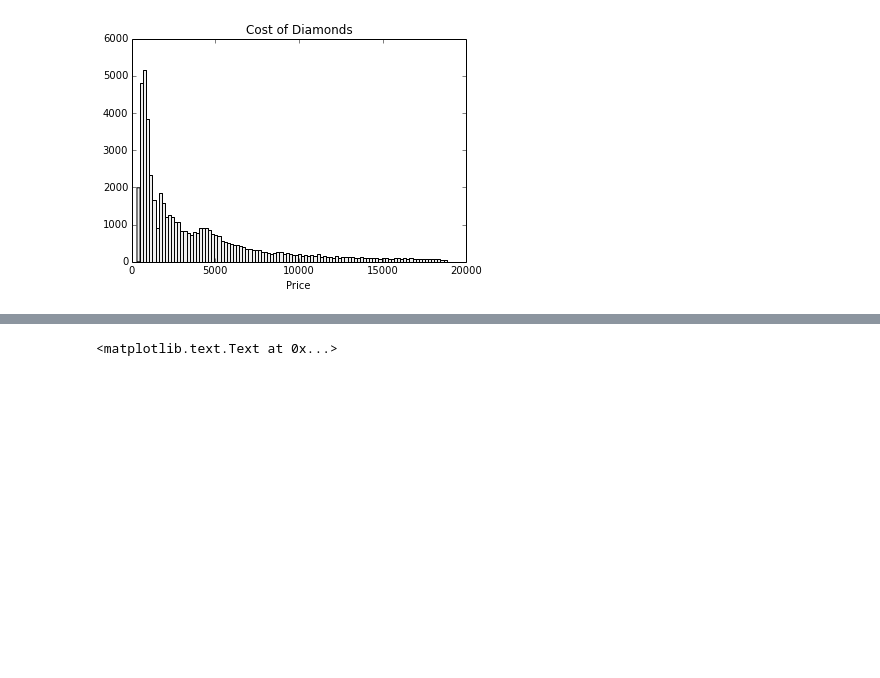
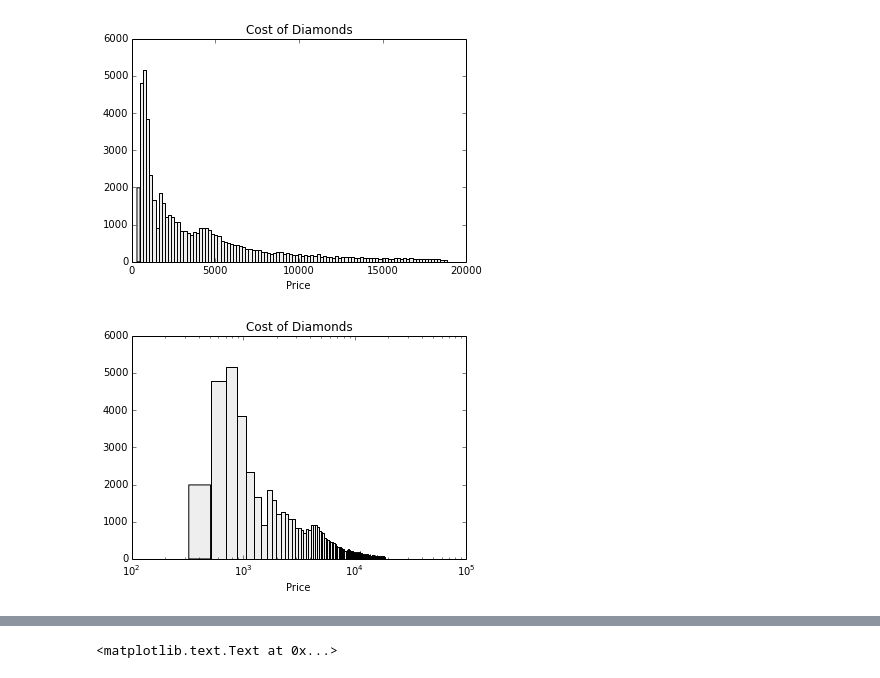
Before and after one commit to datadave/GADS9-NYC-Spring2014-Students, a Jupyter notebook: lab_submissions/project01/rtalbot/Project1.ipynb, the cells around one changed output, grey strips where cells are left out. Cells and saved outputs as stored; diff of their text form; code cells hidden in the pictures; blank space fills up the shorter version.

```diff
--- a/lab_submissions/project01/rtalbot/Project1.ipynb
+++ b/lab_submissions/project01/rtalbot/Project1.ipynb
@@ -115,3 +127,12 @@ ax1.set_title('Cost of Diamonds')
 plt.show()
 # %% [output]
 [figure]
+# %%
+fig, ax1 = plt.subplots(1,1)
+ax1.hist(diamonds.price, bins=100, color='#eeeeee')
+ax1.set_xlabel('Price')
+ax1.set_title('Cost of Diamonds')
+ax1.set_xscale('log')
+plt.show()
+# %% [output]
+[figure, added]
```
Also changed, not shown: parts of 19 cells of this notebook, 1 other file.
